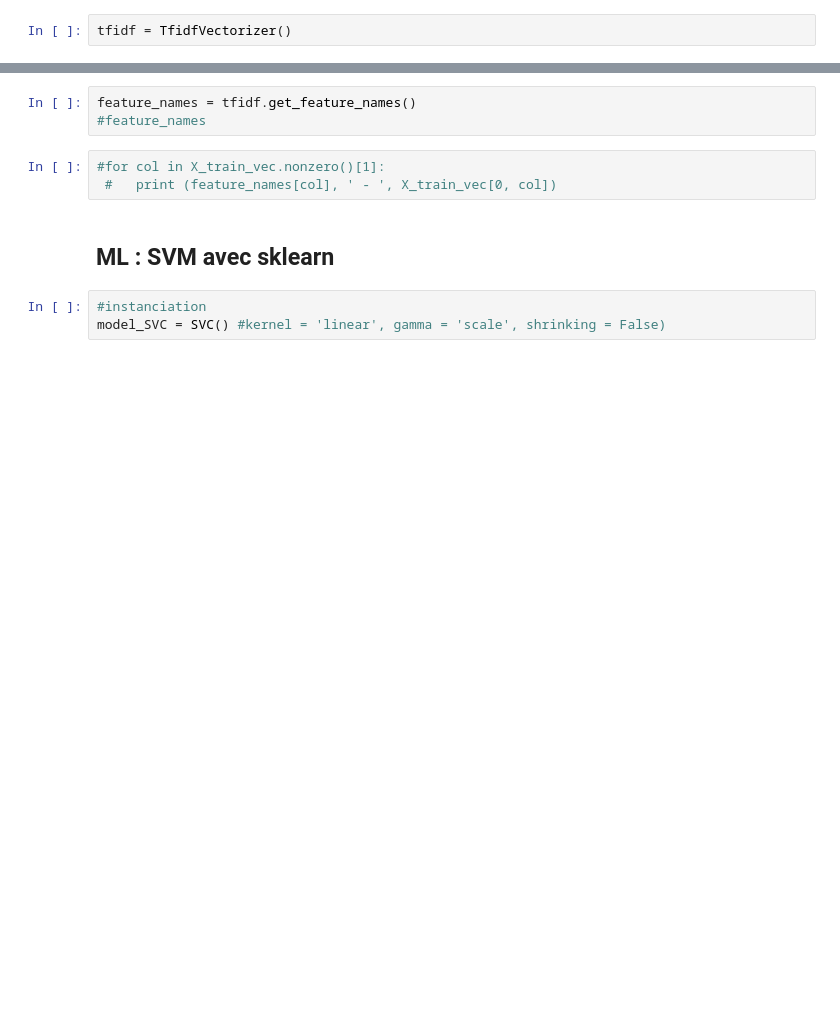
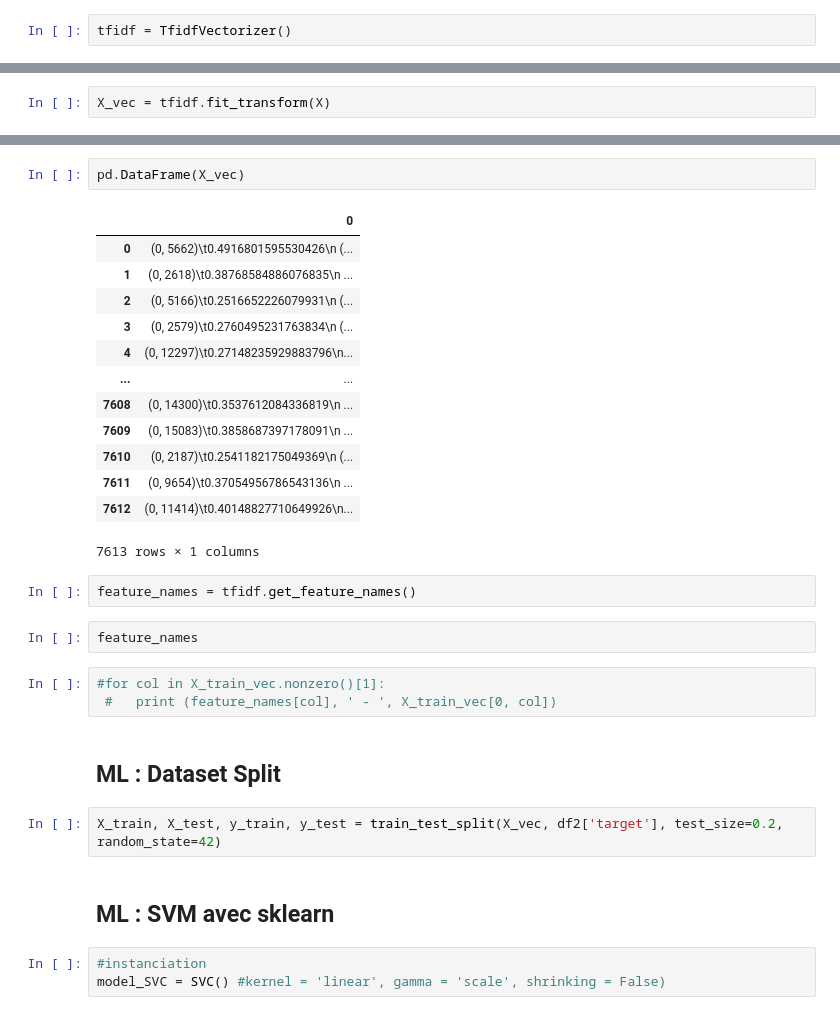
Before and after one commit to brusadelli-luca/disaster_tweets, a Jupyter notebook: disaster_tweets_ML.ipynb, the cells around one changed output, grey strips where cells are left out. Drawn from its saved outputs; the diff is of its cells as text; blank space fills up the shorter version.

```diff
--- a/disaster_tweets_ML.ipynb
+++ b/disaster_tweets_ML.ipynb
@@ -188,0 +210,2 @@ AttributeError: 'list' object has no attribute 'lower'
+# %%
+X_vec = tfidf.fit_transform(X)
@@ -189,9 +217,30 @@ AttributeError: 'list' object has no attribute 'lower'
+# %%
+pd.DataFrame(X_vec)
+# %% [output]
+|  | 0 |
+| 0 | (0, 5662)\t0.4916801595530426\n (... |
+| 1 | (0, 2618)\t0.38768584886076835\n ... |
+| 2 | (0, 5166)\t0.2516652226079931\n (... |
+| 3 | (0, 2579)\t0.2760495231763834\n (... |
+| 4 | (0, 12297)\t0.27148235929883796\n... |
+| ... | ... |
+| 7608 | (0, 14300)\t0.3537612084336819\n ... |
+| 7609 | (0, 15083)\t0.3858687397178091\n ... |
+| 7610 | (0, 2187)\t0.2541182175049369\n (... |
+| 7611 | (0, 9654)\t0.37054956786543136\n ... |
+| 7612 | (0, 11414)\t0.40148827710649926\n... |
+7613 rows × 1 columns
 # %%
 feature_names = tfidf.get_feature_names()
-#feature_names
+# %%
+feature_names
 # %%
 #for col in X_train_vec.nonzero()[1]:
  #   print (feature_names[col], ' - ', X_train_vec[0, col])
+# %% [markdown]
+## ML : Dataset Split
+# %%
+X_train, X_test, y_train, y_test = train_test_split(X_vec, df2['target'], test_size=0.2, random_state=42)
 # %% [markdown]
 ## ML : SVM avec sklearn
 # %%
```
Also changed, not shown: parts of 47 cells of this notebook.
